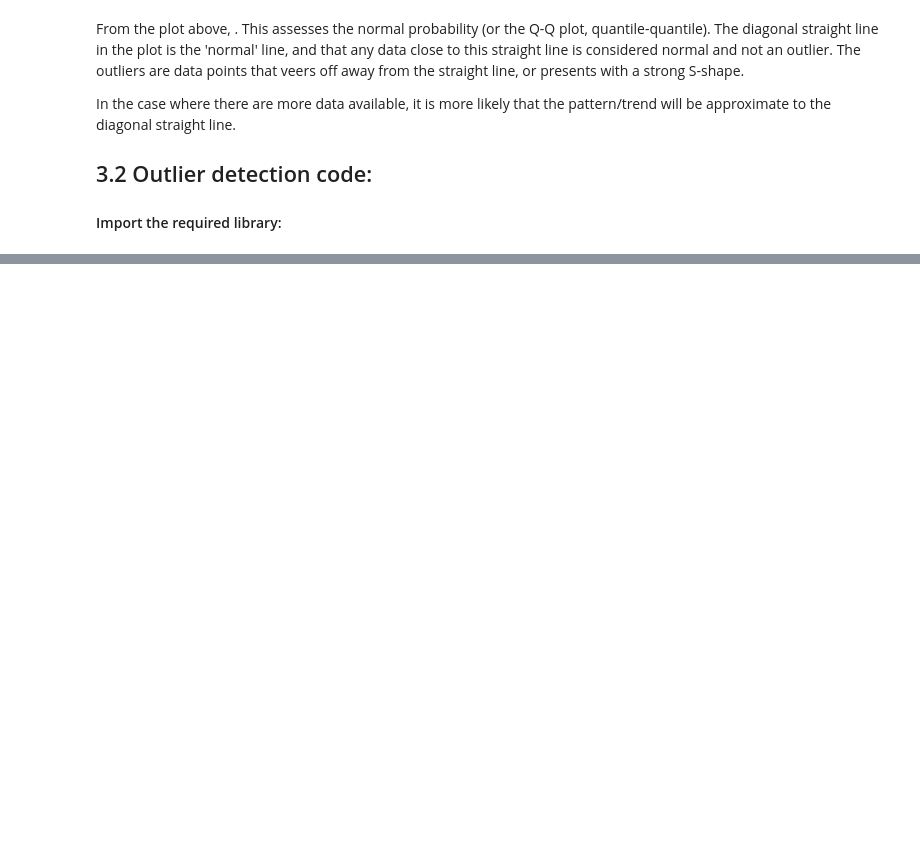
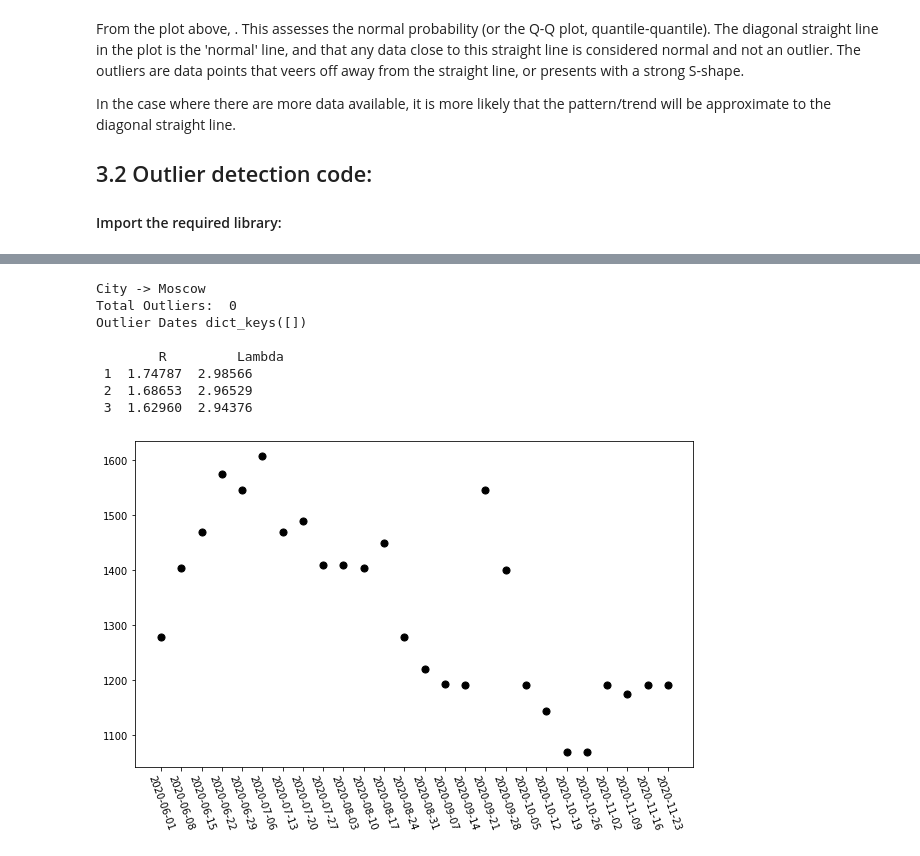
Before and after one commit to ylee9107/MLApp_CheapFlights, a Jupyter notebook: MLApp_cheapFlights.ipynb, the cells around one changed output, grey strips where cells are left out. Cells and saved outputs as stored; diff of their text form; code cells hidden in the pictures; blank space fills up the shorter version.

```diff
--- a/MLApp_cheapFlights.ipynb
+++ b/MLApp_cheapFlights.ipynb
@@ -413,0 +611,37 @@ for i in range(r[0]):
+# %%
+# Outlier Detection:
+fare_prices = prices
+max_outliers = 3
+significance_lvl = 0.025 #lower value means less sensitive to false positives in the algorithm
+
+r = pyasl.generalizedESD(fare_prices, max_outliers, significance_lvl, fullOutput = True)
+print('City -> ' + city_key)
+print('Total Outliers: ', r[0])
+
+# Print out data in regards to 'R' and Lambda: used to determine if data point is an outlier.
+out_dates = {}
+for i in sorted(r[1]):
+    out_dates.update({list(dates)[i]: list(prices)[i]})
+print('Outlier Dates', out_dates.keys(), '\n')
+print('        R         Lambda')
+
+# Make plot: outliers are in red colour.
+for i in range(len(r[2])):
+    print('%2d %8.5f %8.5f' % ((i+1), r[2][i], r[3][i]))
+
+fig, ax = plt.subplots(figsize = (10, 6))
+plt.scatter(dates, prices, color = 'black', s=50)
+ax.set_xticklabels(dates, rotation =-70);
+
+for i in range(r[0]):
+    plt.plot(r[1][i], prices[r[1][i]], 'rp')
+# %% [output]
+City -> Moscow
+Total Outliers:  0
+Outlier Dates dict_keys([])
+
+        R         Lambda
+ 1  1.74787  2.98566
+ 2  1.68653  2.96529
+ 3  1.62960  2.94376
+[figure, added]
```
Also changed, not shown: parts of 29 cells of this notebook.
